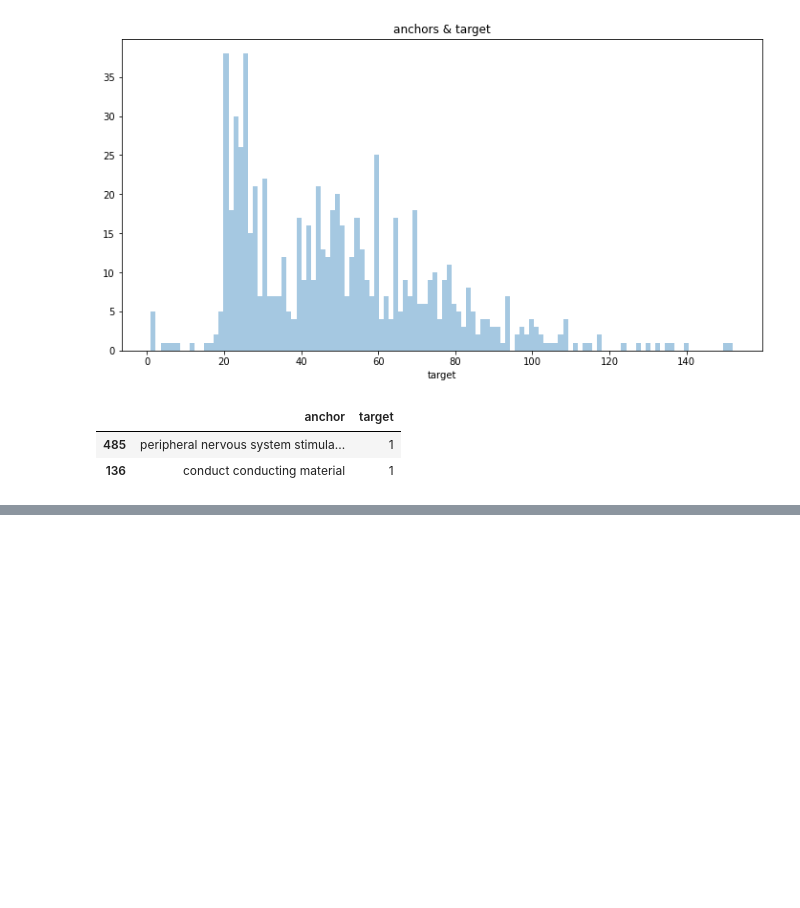
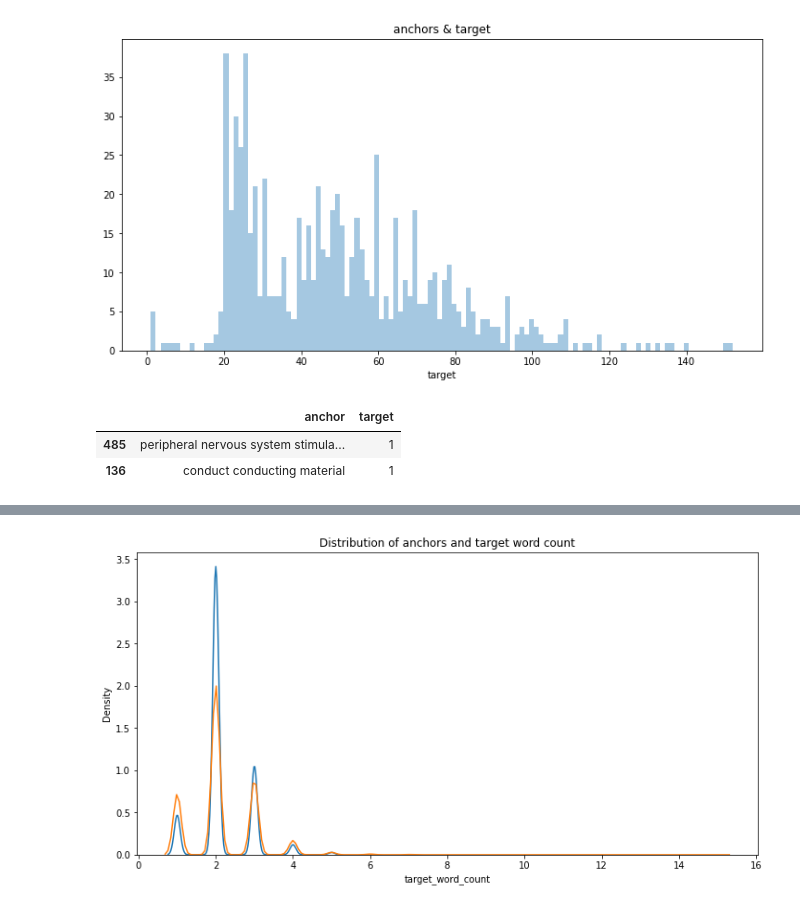
Before and after one commit to wlrma0108/EDA-USPPM, a Jupyter notebook: USPPPM-Huggingface_P.ipynb, the cells around one changed output, grey strips where cells are left out. Saved outputs shown, nothing was run; the diff lists cells and outputs as text; code cells hidden in the pictures; blank space fills up the shorter version.

```diff
--- a/USPPPM-Huggingface_P.ipynb
+++ b/USPPPM-Huggingface_P.ipynb
@@ -82,0 +106,8 @@ NameError: name 'show_wordcloud' is not defined
+# %%
+plt.figure(figsize=(12,6))
+plt.title("Distribution of anchors and target word count")
+sns.distplot(train_df['anchor_word_count'],kde=True,hist=False,bins=120,label='anchor word count')
+sns.distplot(train_df['target_word_count'],kde=True,hist=False,bins=120,label='target word count')
+plt.show()
+# %% [output]
+[figure, added]
```
Also changed, not shown: parts of 9 cells of this notebook.
